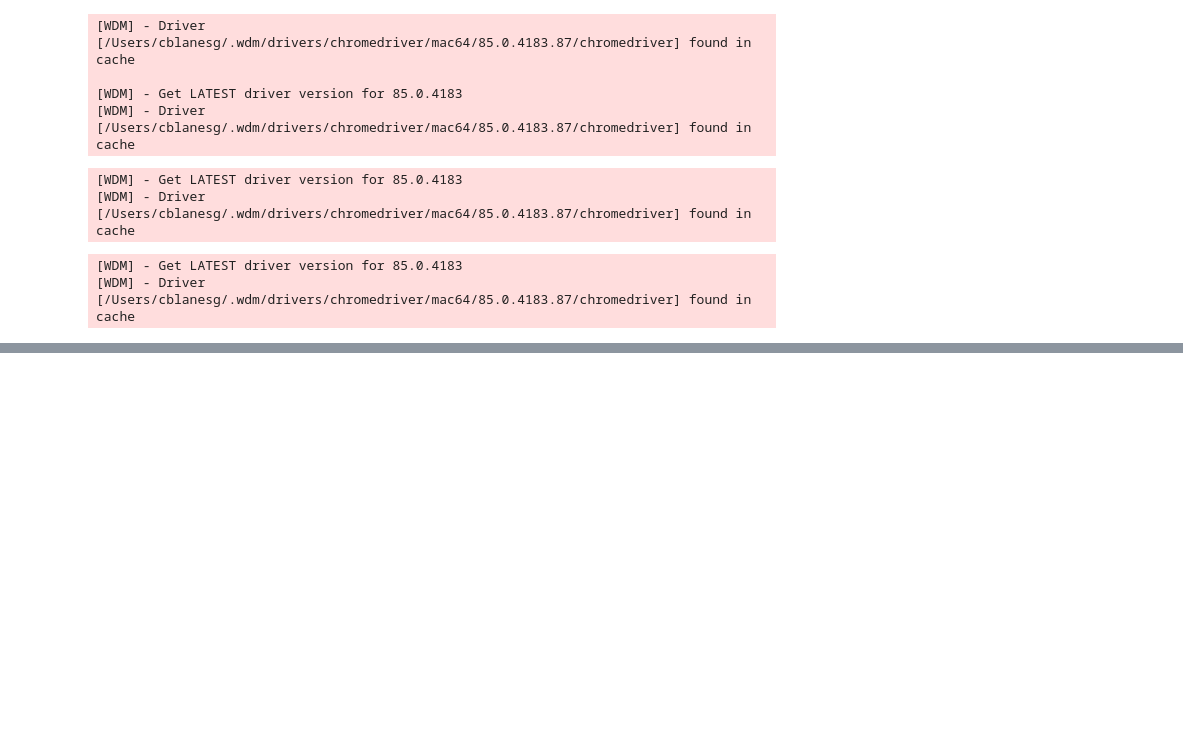
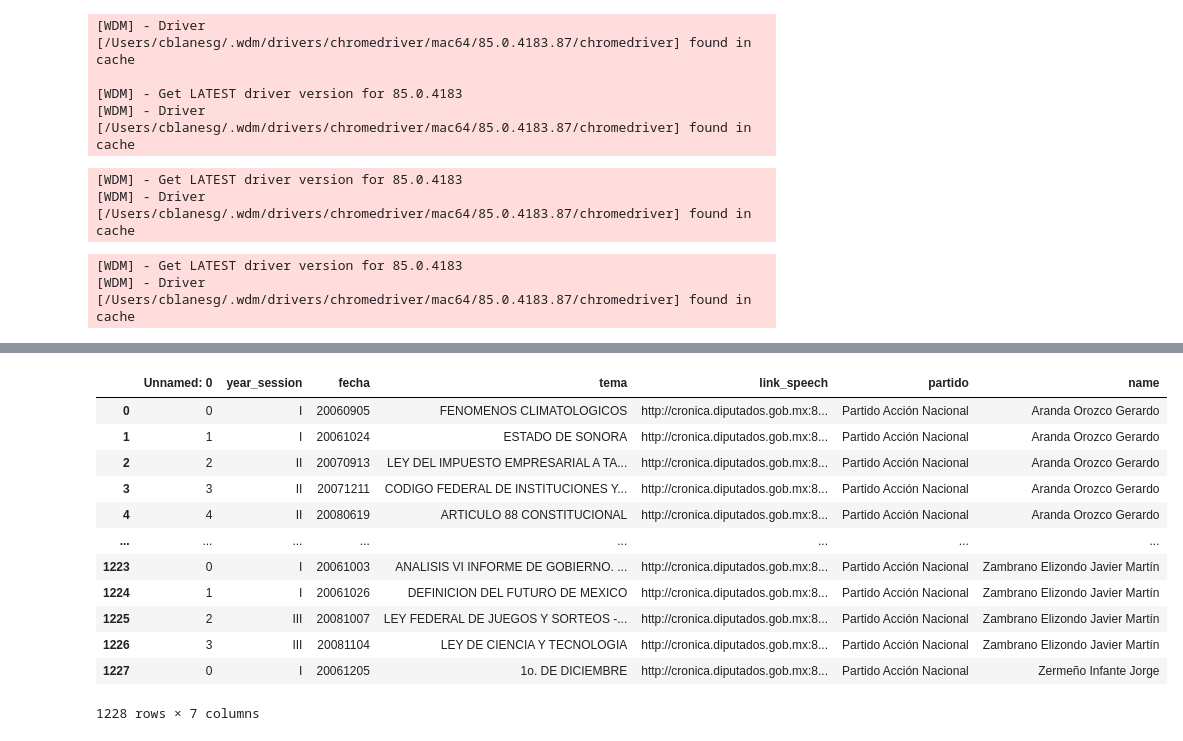
Before and after one commit to cblanesg/Congressional-dataMX, a Jupyter notebook: source/01-collection_data/01-floor_speech/00-prep_data_intervenciones_diputados.ipynb, the cells around one changed output, grey strips where cells are left out. Drawn from its saved outputs; the diff is of its cells as text; code cells hidden in the pictures; blank space fills up the shorter version.

```diff
--- a/source/01-collection_data/01-floor_speech/00-prep_data_intervenciones_diputados.ipynb
+++ b/source/01-collection_data/01-floor_speech/00-prep_data_intervenciones_diputados.ipynb
@@ -411,0 +498,16 @@ all_dataLegislatura60.append(obtain_metadata(driver, 'Partido Acción Nacional')
+# %%
+pd.read_csv('/Users/cblanesg/Desktop/batch_pan.csv')
+# %% [output]
+|  | Unnamed: 0 | year_session | fecha | tema | link_speech | partido | name |
+| 0 | 0 | I | 20060905 | FENOMENOS CLIMATOLOGICOS | http://cronica.diputados.gob.mx:8... | Partido Acción Nacional | Aranda Orozco Gerardo |
+| 1 | 1 | I | 20061024 | ESTADO DE SONORA | http://cronica.diputados.gob.mx:8... | Partido Acción Nacional | Aranda Orozco Gerardo |
+| 2 | 2 | II | 20070913 | LEY DEL IMPUESTO EMPRESARIAL A TA... | http://cronica.diputados.gob.mx:8... | Partido Acción Nacional | Aranda Orozco Gerardo |
+| 3 | 3 | II | 20071211 | CODIGO FEDERAL DE INSTITUCIONES Y... | http://cronica.diputados.gob.mx:8... | Partido Acción Nacional | Aranda Orozco Gerardo |
+| 4 | 4 | II | 20080619 | ARTICULO 88 CONSTITUCIONAL | http://cronica.diputados.gob.mx:8... | Partido Acción Nacional | Aranda Orozco Gerardo |
+| ... | ... | ... | ... | ... | ... | ... | ... |
+| 1223 | 0 | I | 20061003 | ANALISIS VI INFORME DE GOBIERNO. ... | http://cronica.diputados.gob.mx:8... | Partido Acción Nacional | Zambrano Elizondo Javier Martín |
+| 1224 | 1 | I | 20061026 | DEFINICION DEL FUTURO DE MEXICO | http://cronica.diputados.gob.mx:8... | Partido Acción Nacional | Zambrano Elizondo Javier Martín |
+| 1225 | 2 | III | 20081007 | LEY FEDERAL DE JUEGOS Y SORTEOS -... | http://cronica.diputados.gob.mx:8... | Partido Acción Nacional | Zambrano Elizondo Javier Martín |
+| 1226 | 3 | III | 20081104 | LEY DE CIENCIA Y TECNOLOGIA | http://cronica.diputados.gob.mx:8... | Partido Acción Nacional | Zambrano Elizondo Javier Martín |
+| 1227 | 0 | I | 20061205 | 1o. DE DICIEMBRE | http://cronica.diputados.gob.mx:8... | Partido Acción Nacional | Zermeño Infante Jorge |
+1228 rows × 7 columns
```
Also changed, not shown: parts of 32 cells of this notebook, 6 other files.
